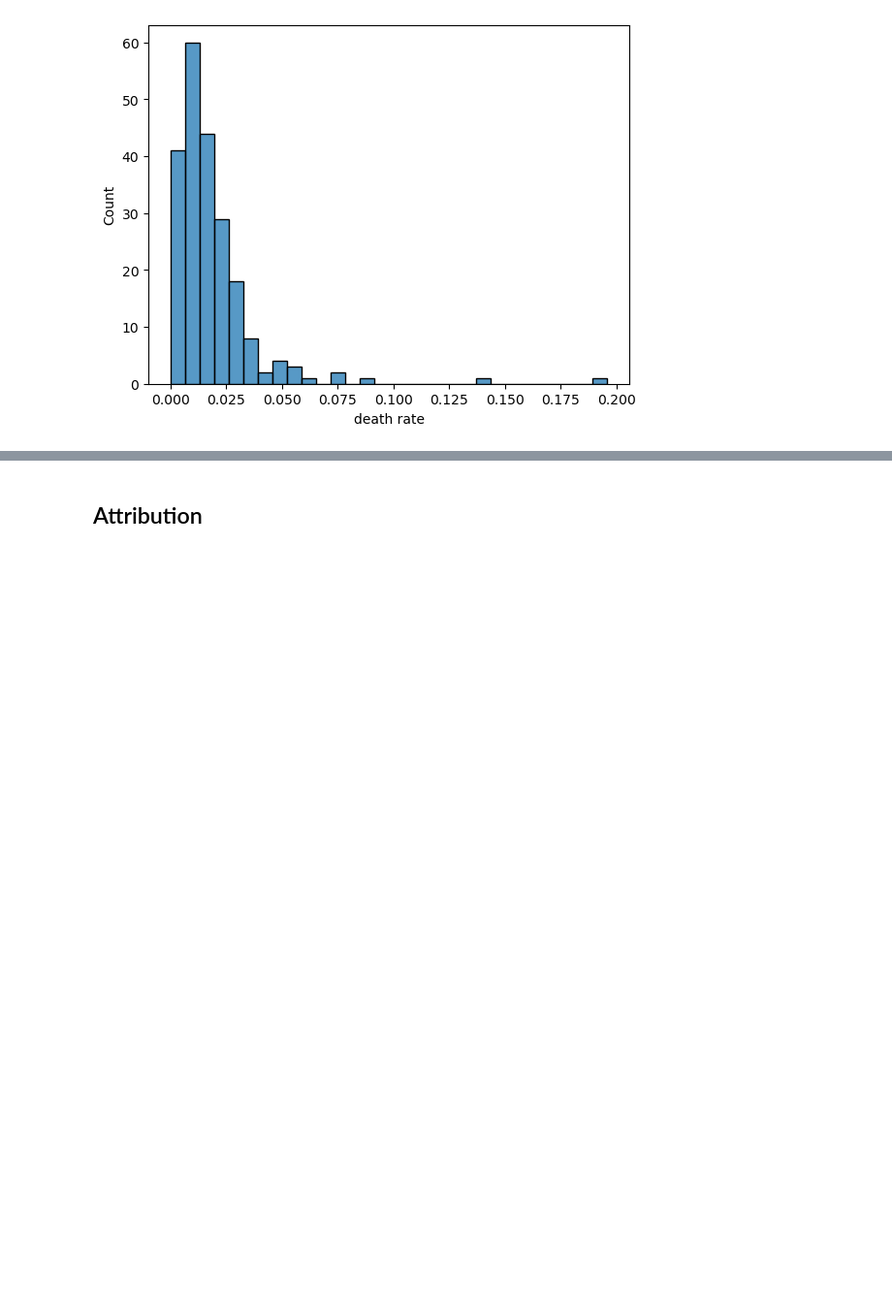
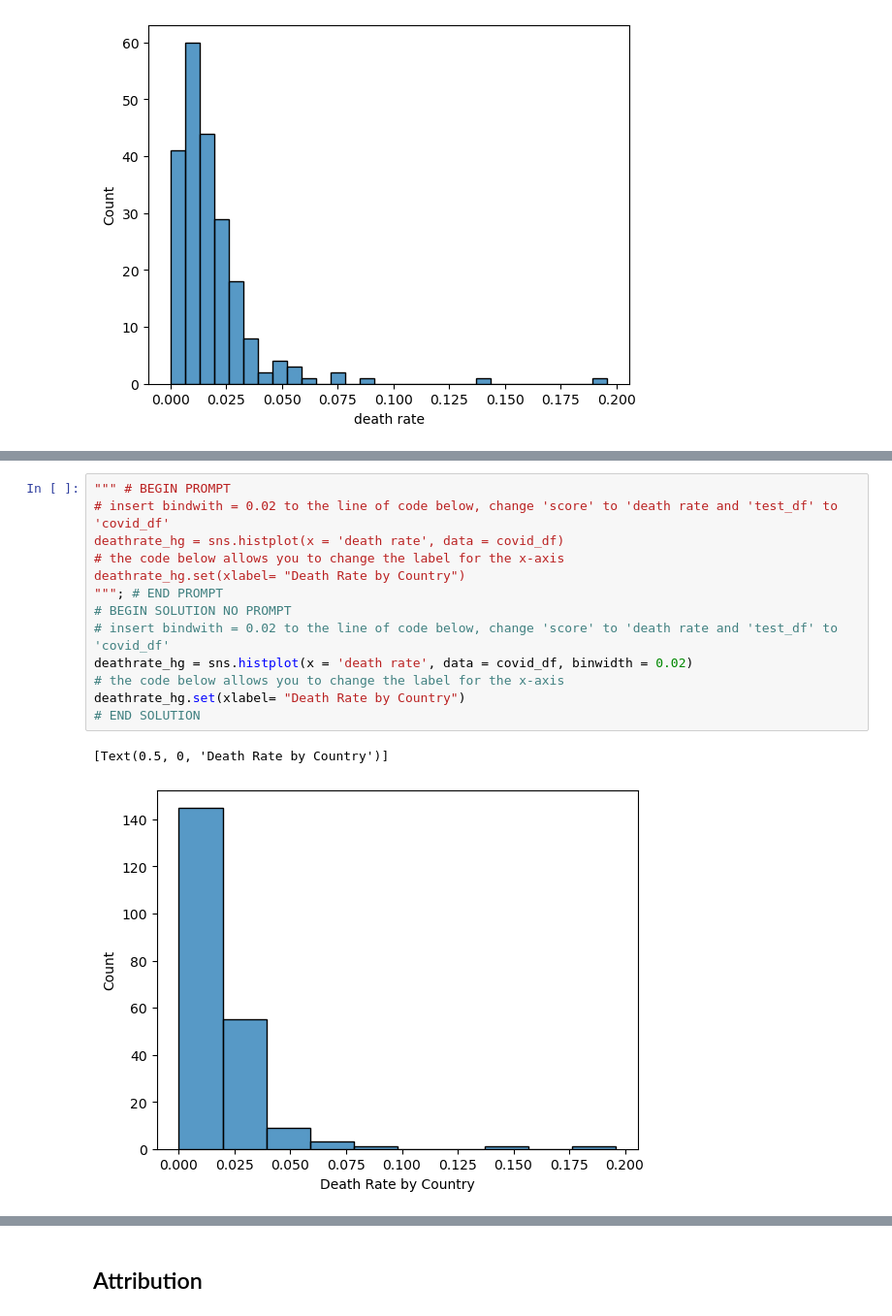
Before and after one commit to ccsf-stat-c1000/materials-demo, a Jupyter notebook: notebook/notebook06/autograder/notebook06.ipynb, the cells around one changed output, grey strips where cells are left out. Shown: that part at 97% size. Drawn from its saved outputs; the diff is of its cells as text; blank space fills up the shorter version.

```diff
--- a/notebook/notebook06/autograder/notebook06.ipynb
+++ b/notebook/notebook06/autograder/notebook06.ipynb
@@ -59,0 +197,16 @@ grader.check("exercise_04")
+# %%
+""" # BEGIN PROMPT
+# insert bindwith = 0.02 to the line of code below, change 'score' to 'death rate and 'test_df' to 'covid_df'
+deathrate_hg = sns.histplot(x = 'death rate', data = covid_df)
+# the code below allows you to change the label for the x-axis
+deathrate_hg.set(xlabel= "Death Rate by Country")
+"""; # END PROMPT
+# BEGIN SOLUTION NO PROMPT
+# insert bindwith = 0.02 to the line of code below, change 'score' to 'death rate and 'test_df' to 'covid_df'
+deathrate_hg = sns.histplot(x = 'death rate', data = covid_df, binwidth = 0.02)
+# the code below allows you to change the label for the x-axis
+deathrate_hg.set(xlabel= "Death Rate by Country")
+# END SOLUTION
+# %% [output]
+[Text(0.5, 0, 'Death Rate by Country')]
+[figure, added]
```
Also changed, not shown: parts of 49 cells of this notebook, 4 other files.
